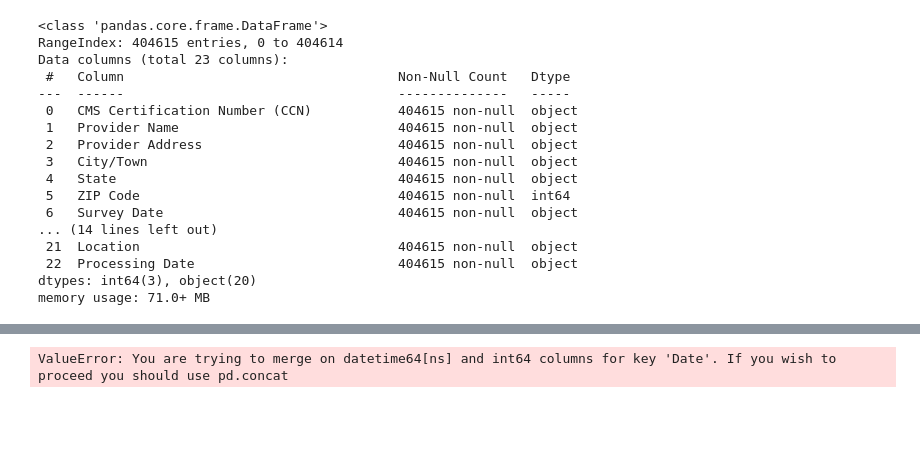
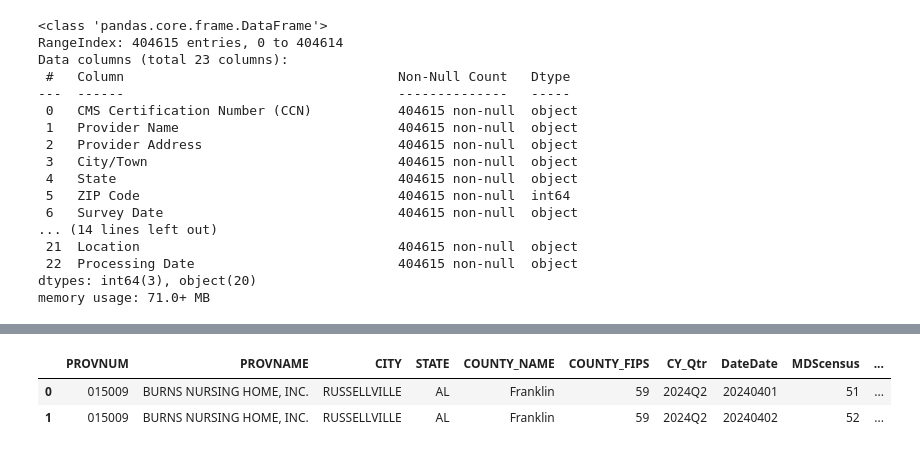
Before and after one commit to Djohnson1313/cms_data_exercise, a Jupyter notebook: cms_data_exercise.ipynb, the cells around one changed output, grey strips where cells are left out. Drawn from its saved outputs; the diff is of its cells as text; code cells hidden in the pictures; blank space fills up the shorter version.

Commit message:
fix join error

```diff
--- a/cms_data_exercise.ipynb
+++ b/cms_data_exercise.ipynb
@@ -59,7 +61,7 @@ df.head(3)
 # %%
 df.rename(columns = {'WorkDate' : 'Date'}, inplace = True)
 # %%
-df['Date'] = pd.to_datetime(df['Date'])
+#df['Date'] = pd.to_datetime(df['Date'])
 # %%
 df.info()
 # %% [output]
@@ -171,4 +151,2 @@ memory usage: 5.5+ MB
 # %%
-df3 = df.join(health_q, how = 'left', on = 'Date')
+df3 = df.join(health, how = 'left', lsuffix = 'Date', rsuffix = 'Date')
-# %% [output]
-ValueError: You are trying to merge on datetime64[ns] and int64 columns for key 'Date'. If you wish to proceed you should use pd.concat
@@ -177,3 +153,9 @@ pd.set_option('display.max_columns', None)
+# %%
+df3.head(2)
+# %% [output]
+|  | PROVNUM | PROVNAME | CITY | STATE | COUNTY_NAME | COUNTY_FIPS | CY_Qtr | DateDate | MDScensus | ... |
+| 0 | 015009 | BURNS NURSING HOME, INC. | RUSSELLVILLE | AL | Franklin | 59 | 2024Q2 | 20240401 | 51 | ... |
+| 1 | 015009 | BURNS NURSING HOME, INC. | RUSSELLVILLE | AL | Franklin | 59 | 2024Q2 | 20240402 | 52 | ... |
 # %%
 df3.head()
 # %%
```
Also changed, not shown: parts of 12 cells of this notebook.
